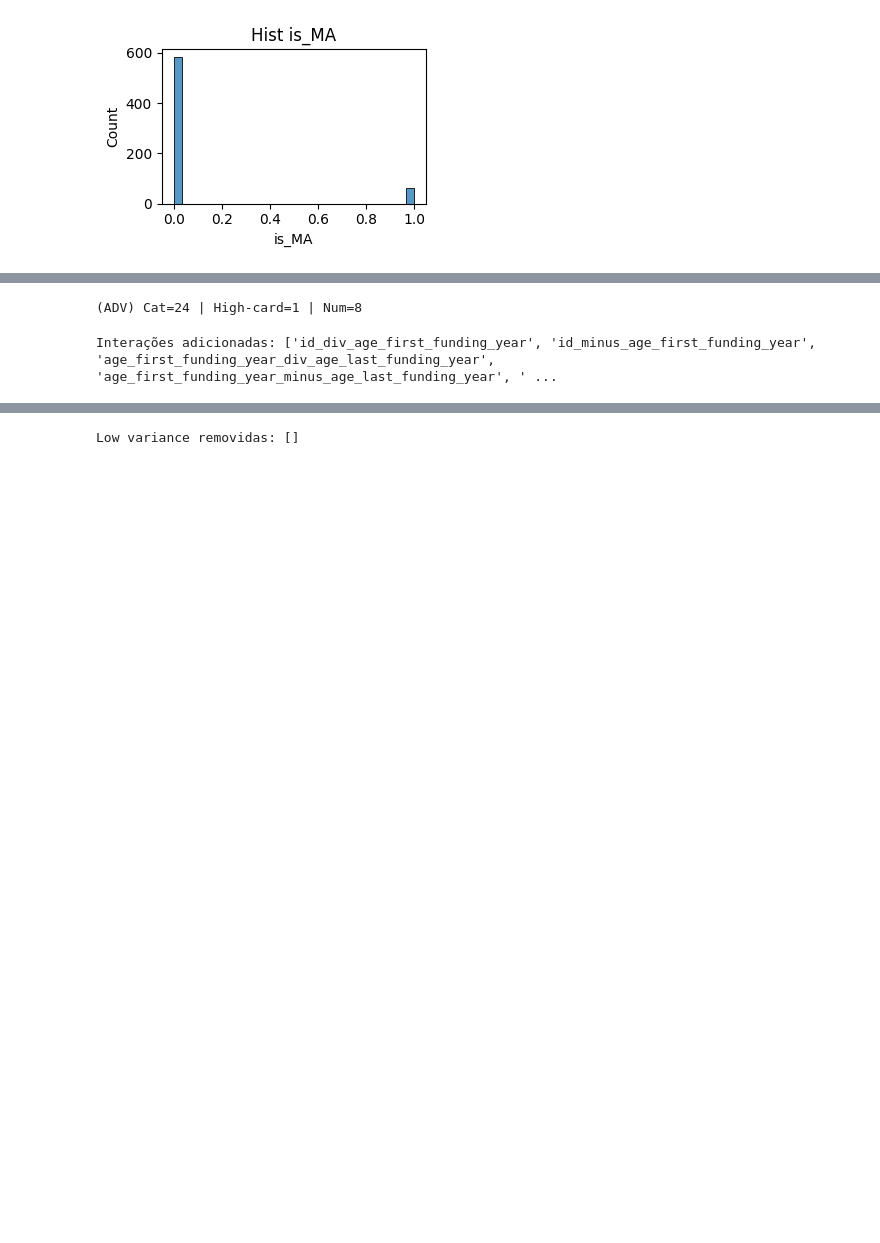
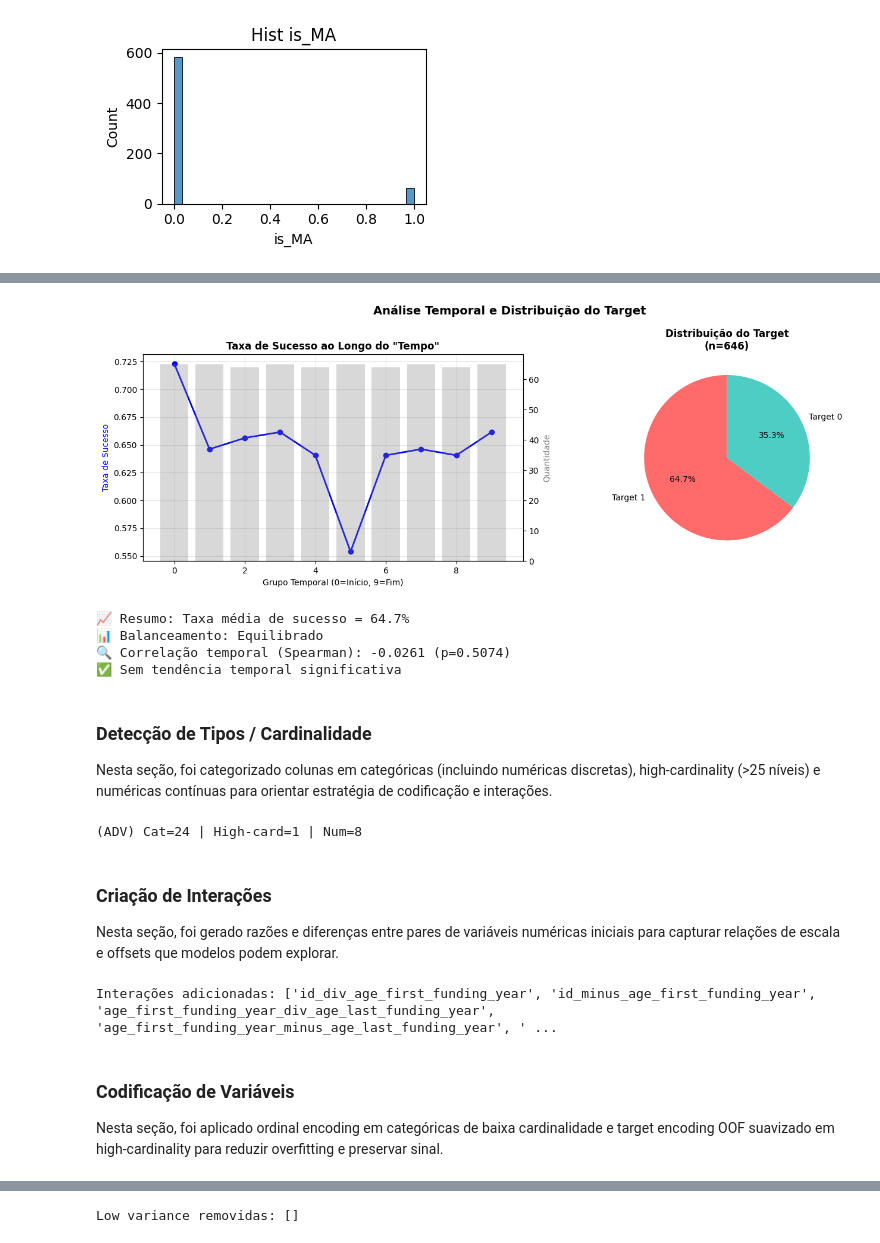
Before and after one commit to nicriedla/campeonato-inteli-modulo3-2025, a Jupyter notebook: modelo-final.ipynb, the cells around one changed output, grey strips where cells are left out. Drawn from its saved outputs; the diff is of its cells as text; code cells hidden in the pictures; blank space fills up the shorter version.

```diff
--- a/modelo-final.ipynb
+++ b/modelo-final.ipynb
@@ -239,3 +368,54 @@ if len(num_preview.columns) > 1:
+# %%
+# Análise de padrões temporais simples (por índice como proxy)
+fig, (ax1, ax2) = plt.subplots(1, 2, figsize=(14, 5))
+
+# 1. Taxa de sucesso por "tempo" (usando índice como proxy)
+train_with_index = train.reset_index()
+train_with_index['time_group'] = pd.cut(train_with_index.index, bins=10, labels=range(10))
+success_by_time = train_with_index.groupby('time_group')[target_col].agg(['mean', 'count'])
+
+ax1.plot(success_by_time.index, success_by_time['mean'], marker='o', linewidth=2, color='blue')
+ax1_twin = ax1.twinx()
+ax1_twin.bar(success_by_time.index, success_by_time['count'], alpha=0.3, color='gray')
+
+ax1.set_xlabel('Grupo Temporal (0=Início, 9=Fim)')
+ax1.set_ylabel('Taxa de Sucesso', color='blue')
+ax1_twin.set_ylabel('Quantidade', color='gray')
+ax1.set_title('Taxa de Sucesso ao Longo do "Tempo"', fontweight='bold')
+ax1.grid(True, alpha=0.3)
+
+# 2. Distribuição do target
+target_counts = train[target_col].value_counts()
+colors = ['#FF6B6B', '#4ECDC4'] if len(target_counts) == 2 else plt.cm.Set3(range(len(target_counts)))
+ax2.pie(target_counts.values, labels=[f'Target {i}' for i in target_counts.index],
+        autopct='%1.1f%%', colors=colors, startangle=90)
+ax2.set_title(f'Distribuição do Target\n(n={len(train):,})', fontweight='bold')
+
+plt.suptitle('Análise Temporal e Distribuição do Target', fontsize=14, fontweight='bold')
+plt.tight_layout()
+plt.show()
+
+print(f"Resumo: Taxa média de sucesso = {train[target_col].mean():.1%}")
+print(f"Balanceamento: {'Equilibrado' if abs(train[target_col].mean() - 0.5) < 0.2 else 'Desbalanceado'}")
+
+# Estatística temporal simples
+from scipy.stats import spearmanr
+correlation, p_value = spearmanr(train_with_index.index, train_with_index[target_col])
+print(f"Correlação temporal (Spearman): {correlation:.4f} (p={p_value:.4f})")
+if p_value < 0.05:
+    trend = "ascendente" if correlation > 0 else "descendente"
+    print(f"Tendência {trend} significativa detectada - considerar validação temporal")
+else:
+    print("Sem tendência temporal significativa")
+# %% [output]
+[figure, added]
+📈 Resumo: Taxa média de sucesso = 64.7%
+📊 Balanceamento: Equilibrado
+🔍 Correlação temporal (Spearman): -0.0261 (p=0.5074)
+✅ Sem tendência temporal significativa
+# %% [markdown]
+### Detecção de Tipos / Cardinalidade
+Nesta seção, foi categorizado colunas em categóricas (incluindo numéricas discretas), high-cardinality (>25 níveis) e numéricas contínuas para orientar estratégia de codificação e interações.
 # %%
 # 1. Type detection
 cat_cols, num_cols, high_card_cols = [], [], []
@@ -251,6 +431,9 @@ for c in X.columns:
 print(f"(ADV) Cat={len(cat_cols)} | High-card={len(high_card_cols)} | Num={len(num_cols)}")
 # %% [output]
 (ADV) Cat=24 | High-card=1 | Num=8
+# %% [markdown]
+### Criação de Interações
+Nesta seção, foi gerado razões e diferenças entre pares de variáveis numéricas iniciais para capturar relações de escala e offsets que modelos podem explorar.
 # %%
 # 2. Interactions
 inter_cols = []
@@ -268,6 +451,9 @@ if ENABLE_INTERACTIONS and len(num_cols) >= 2:
 print('Interações adicionadas:', inter_cols)
 # %% [output]
 Interações adicionadas: ['id_div_age_first_funding_year', 'id_minus_age_first_funding_year', 'age_first_funding_year_div_age_last_funding_year', 'age_first_funding_year_minus_age_last_funding_year', ' ...
+# %% [markdown]
+### Codificação de Variáveis
+Nesta seção, foi aplicado ordinal encoding em categóricas de baixa cardinalidade e target encoding OOF suavizado em high-cardinality para reduzir overfitting e preservar sinal.
 # %%
 # 3. Encoding
 encoder = OrdinalEncoder(handle_unknown='use_encoded_value', unknown_value=-1)
```
Also changed, not shown: parts of 47 cells of this notebook, 1 other file.
